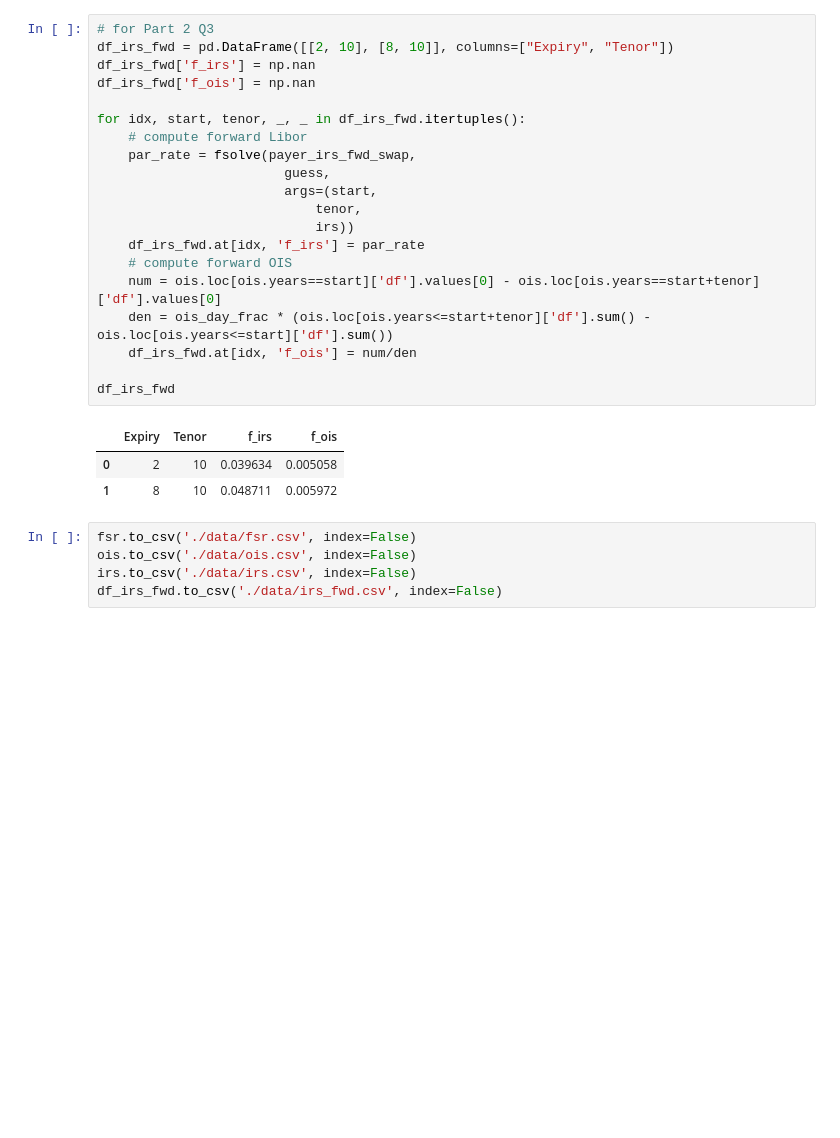
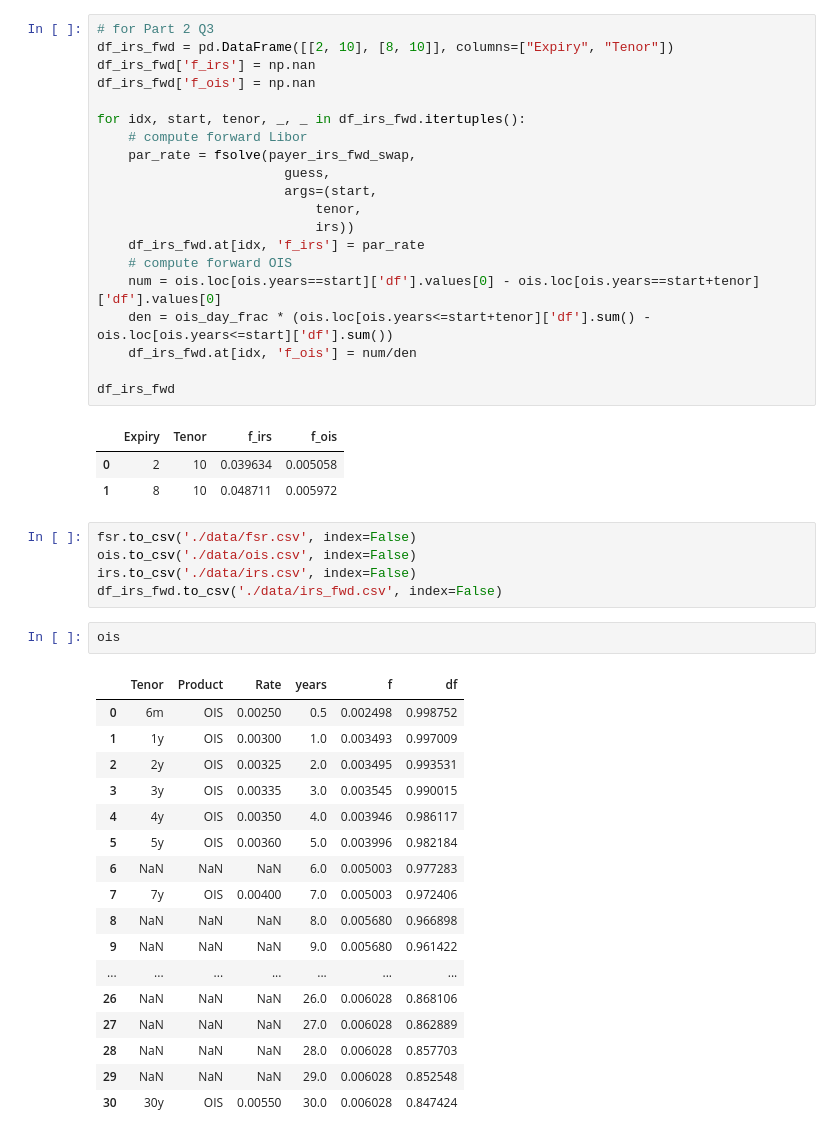
Before and after one commit to changjulian17/mqf_practice, a Jupyter notebook: QF605_Fixed_Income/Project/Part_1.ipynb, the cells around one changed output. Saved outputs shown, nothing was run; the diff lists cells and outputs as text; blank space fills up the shorter version.

```diff
--- a/QF605_Fixed_Income/Project/Part_1.ipynb
+++ b/QF605_Fixed_Income/Project/Part_1.ipynb
@@ -424,3 +424,23 @@ fsr.to_csv('./data/fsr.csv', index=False)
 ois.to_csv('./data/ois.csv', index=False)
 irs.to_csv('./data/irs.csv', index=False)
 df_irs_fwd.to_csv('./data/irs_fwd.csv', index=False)
+# %%
+ois
+# %% [output]
+|  | Tenor | Product | Rate | years | f | df |
+| 0 | 6m | OIS | 0.00250 | 0.5 | 0.002498 | 0.998752 |
+| 1 | 1y | OIS | 0.00300 | 1.0 | 0.003493 | 0.997009 |
+| 2 | 2y | OIS | 0.00325 | 2.0 | 0.003495 | 0.993531 |
+| 3 | 3y | OIS | 0.00335 | 3.0 | 0.003545 | 0.990015 |
+| 4 | 4y | OIS | 0.00350 | 4.0 | 0.003946 | 0.986117 |
+| 5 | 5y | OIS | 0.00360 | 5.0 | 0.003996 | 0.982184 |
+| 6 | NaN | NaN | NaN | 6.0 | 0.005003 | 0.977283 |
+| 7 | 7y | OIS | 0.00400 | 7.0 | 0.005003 | 0.972406 |
+| 8 | NaN | NaN | NaN | 8.0 | 0.005680 | 0.966898 |
+| 9 | NaN | NaN | NaN | 9.0 | 0.005680 | 0.961422 |
+| ... | ... | ... | ... | ... | ... | ... |
+| 26 | NaN | NaN | NaN | 26.0 | 0.006028 | 0.868106 |
+| 27 | NaN | NaN | NaN | 27.0 | 0.006028 | 0.862889 |
+| 28 | NaN | NaN | NaN | 28.0 | 0.006028 | 0.857703 |
+| 29 | NaN | NaN | NaN | 29.0 | 0.006028 | 0.852548 |
+| 30 | 30y | OIS | 0.00550 | 30.0 | 0.006028 | 0.847424 |
```
Also changed, not shown: 17 other files.
